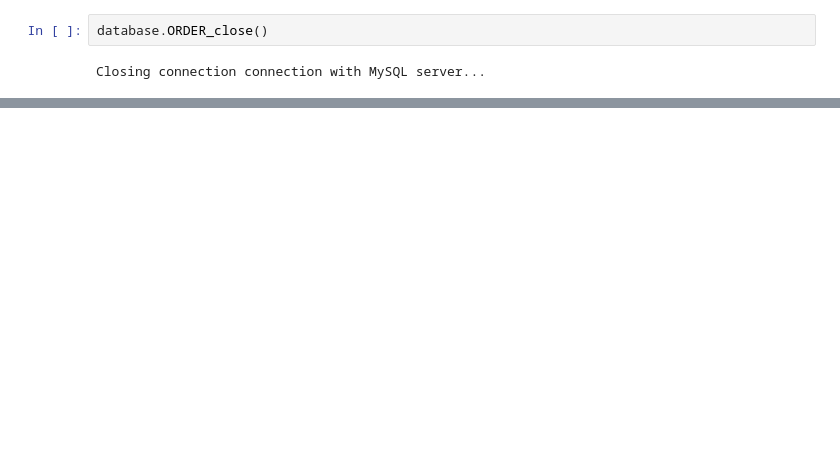
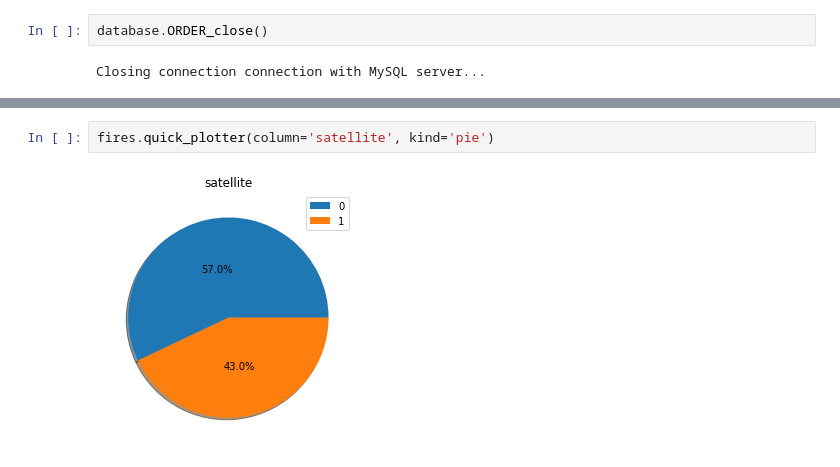
Before and after one commit to Dibmar/Data_Analisys, a Jupyter notebook: templates/prototype_2.ipynb, the cells around one changed output, grey strips where cells are left out. Saved outputs shown, nothing was run; the diff lists cells and outputs as text; blank space fills up the shorter version.

```diff
--- a/templates/prototype_2.ipynb
+++ b/templates/prototype_2.ipynb
@@ -64,0 +100,4 @@ Closing connection connection with MySQL server...
+# %%
+fires.quick_plotter(column='satellite', kind='pie')
+# %% [output]
+[figure, added]
```
Also changed, not shown: parts of 10 cells of this notebook, 4 other files.
